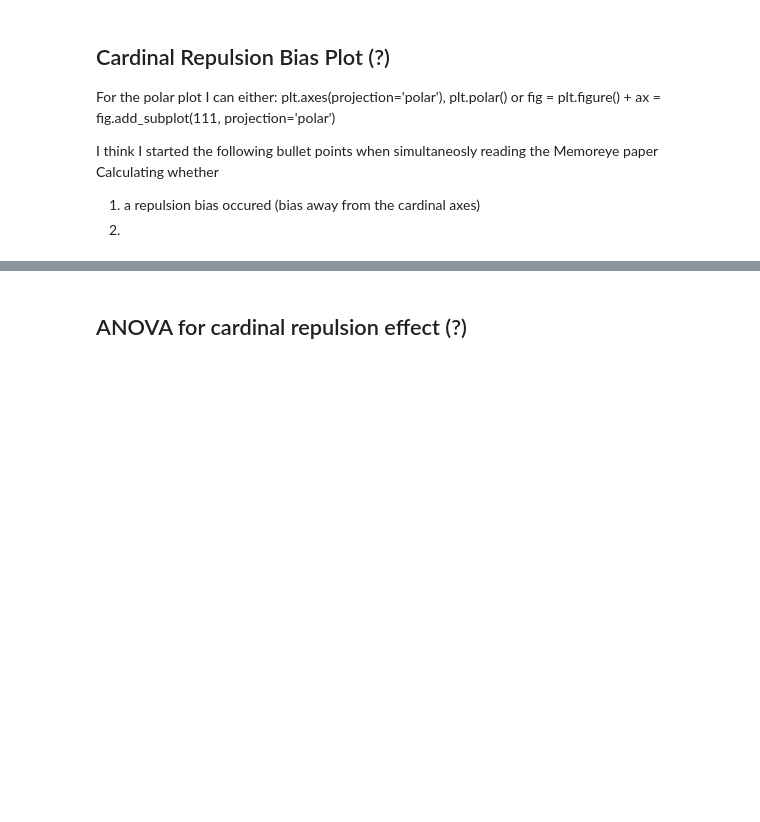
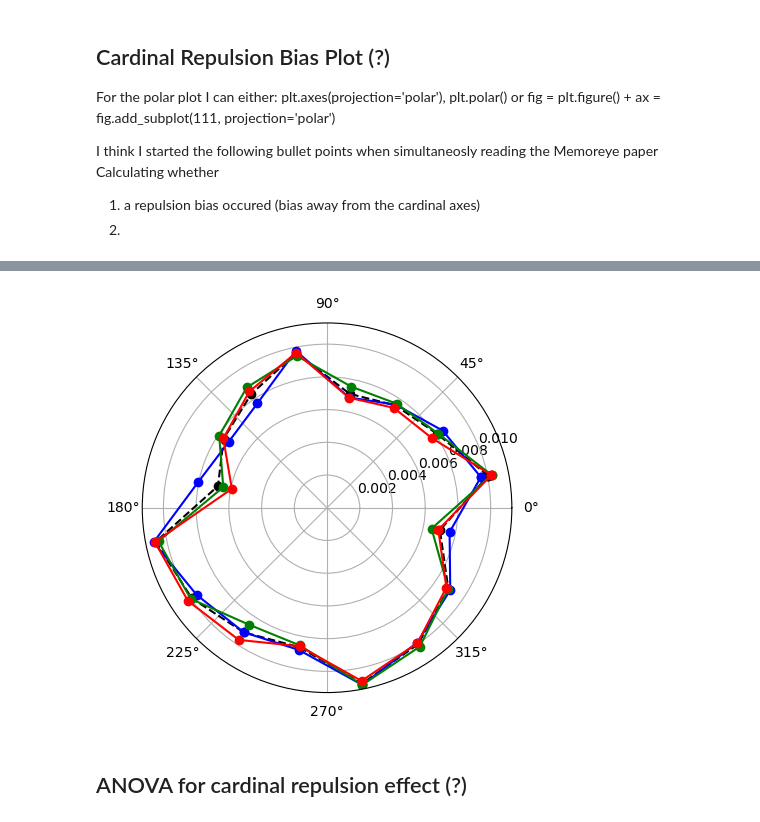
Before and after one commit to aabielefeldt/MultiEyeTem-Clone, a Jupyter notebook: scripts/Behav_Analysis_MultiEyeTem.ipynb, the cells around one changed output, grey strips where cells are left out. Drawn from its saved outputs; the diff is of its cells as text; code cells hidden in the pictures; blank space fills up the shorter version.

```diff
--- a/scripts/Behav_Analysis_MultiEyeTem.ipynb
+++ b/scripts/Behav_Analysis_MultiEyeTem.ipynb
@@ -649,0 +524,74 @@ MBP3: [0.5457063711911357, 0.41225626740947074, 0.38823529411764707, 0.374233128
+# %%
+# Original Plot
+
+# since I transformed the data to radians, the data is no longer between 0 and 1 but between 0.001 and 0.2 (I think). Therefore the tick labels on the plot are not reflecting the actual data. In the plot below (next code cell) I managred to transform the data back but the it looks like the
+# maximum value of 0.63 is never reached so something might be off.
+# Also the plot still looks like the opposite of what Juan was plotting. WHY???
+# maybe I need to double check where the starting point of my data is. If the first point would be plotted one orientation too far into the clockwise direction it would look very different. I doubt this is what is going on though since the overall shape looks pretty good
+# could I use degrees instead of radians?
+
+
+
+
+# spacing is what is usually called theta in the polar plots. not sure if this is correct or just a butched way that works,
+# could also be coded using np.arange of divisions of pi, which is more common practice but harder to read
+spacing = np.arange(11.25, 360, 22.5)
+spacing_rad = np.radians(spacing)
+
+# making it a full circle
+spacing_rad = np.append(spacing_rad, spacing_rad[0])
+
+
+mbp_rad = np.radians(mbp_per_ori)
+print(mbp_rad)
+
+mbp_df = df.groupby(by=['object_cued_rot', 'items_presented'])['button_press_clockwise'].mean()
+#print(mbp_df)
+#-> this output looks right but looking at the variable mbp_df in the data viewer looks weird
+# -> this returns a dataframe called mbp_df that is the same size as df but is sorted by object_cued_rot and within each object_cued_rot it is then sorted by items_presented
+
+# seperate by con
+mbp1 = mbp_df.loc[mbp_df.index.get_level_values('items_presented') == 1].tolist()
+mbp1_rad = np.radians(mbp1)
+mbp2 = mbp_df.loc[mbp_df.index.get_level_values('items_presented') == 2].tolist()
+mbp2_rad = np.radians(mbp2)
+mbp3 = mbp_df.loc[mbp_df.index.get_level_values('items_presented') == 3].tolist()
+mbp3_rad = np.radians(mbp3)
+
+print("MBP:", mbp)
+print("MBP1:", mbp1)
+print("MBP2:", mbp2)
+print("MBP3:", mbp3)
+
+print("MBP_rad:", mbp_rad)
+print("MBP1_rad:", mbp1_rad)
+print("MBP2_rad:", mbp2_rad)
+print("MBP3_rad:", mbp3_rad)
+
+# Create the polar plot
+fig = plt.figure()
+# maybe change the following line to plt.axes(projection='polar')
+ax = fig.add_subplot(111, projection='polar')
+
+#Repeating the last data point to make it a full circle
+mbp_rad = np.append(mbp_rad, mbp_rad[0])
+mbp1_rad = np.append(mbp1_rad, mbp1_rad[0])
+mbp2_rad = np.append(mbp2_rad, mbp2_rad[0])
+mbp3_rad = np.append(mbp3_rad, mbp3_rad[0])
+
+
+# Plot the data for the general mbp
+ax.plot(spacing_rad, mbp_rad, 'ko--')
+
+# # Plot the data for the three conditions individually
+ax.plot(spacing_rad, mbp1_rad, 'bo-')
+ax.plot(spacing_rad, mbp2_rad, 'go-')
+ax.plot(spacing_rad, mbp3_rad, 'ro-')
+
+
+# Set plot attributes (-> labels and shit)
+
+plt.legend
+# Show the plot
+plt.show()
+# %% [output]
@@ -649,0 +617 @@ MBP3: [0.5457063711911357, 0.41225626740947074, 0.38823529411764707, 0.374233128
+[figure, added]
```
Also changed, not shown: parts of 14 cells of this notebook.
